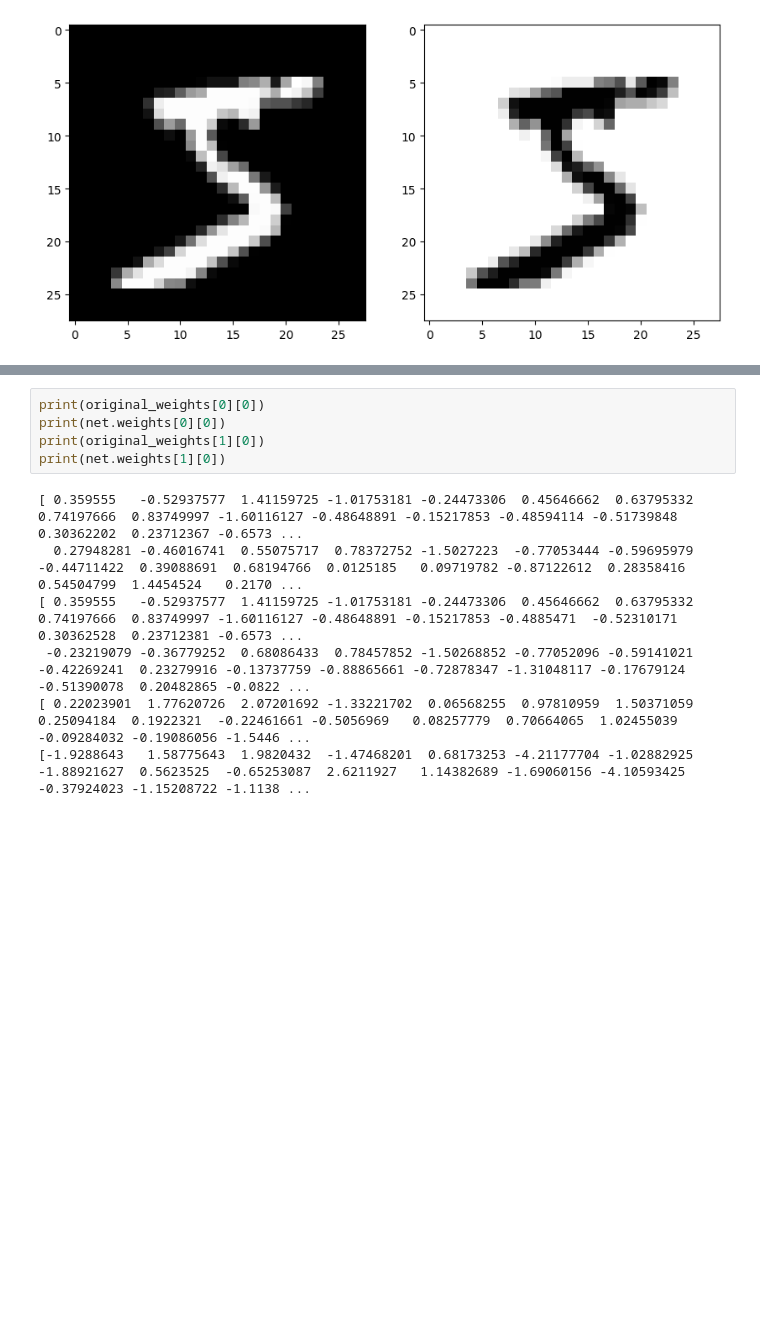
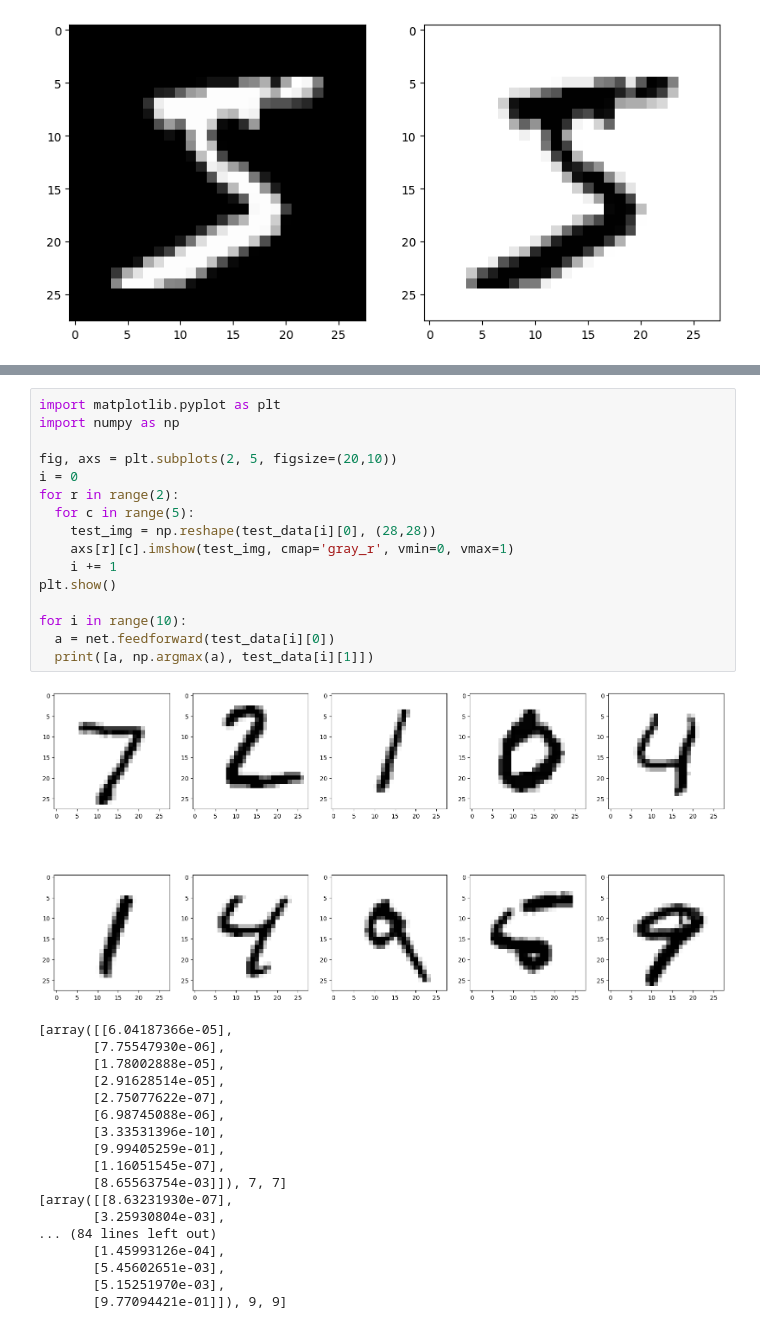
Before and after one commit to wjohnson7/WJcosc470s24, a Jupyter notebook: examplecode/matplotlib_nn_weights_and_biases.ipynb, the cells around one changed output, grey strips where cells are left out. Drawn from its saved outputs; the diff is of its cells as text; blank space fills up the shorter version.

Commit message:
updated to include a heatmap

```diff
--- a/examplecode/matplotlib_nn_weights_and_biases.ipynb
+++ b/examplecode/matplotlib_nn_weights_and_biases.ipynb
@@ -97,13 +113,36 @@ Epoch 4 : 9404 / 10000
 (30,)
-# %%
-print(original_weights[0][0])
-print(net.weights[0][0])
-print(original_weights[1][0])
-print(net.weights[1][0])
-# %% [output]
-[ 0.359555   -0.52937577  1.41159725 -1.01753181 -0.24473306  0.45646662  0.63795332  0.74197666  0.83749997 -1.60116127 -0.48648891 -0.15217853 -0.48594114 -0.51739848  0.30362202  0.23712367 -0.6573 ...
-  0.27948281 -0.46016741  0.55075717  0.78372752 -1.5027223  -0.77053444 -0.59695979 -0.44711422  0.39088691  0.68194766  0.0125185   0.09719782 -0.87122612  0.28358416  0.54504799  1.4454524   0.2170 ...
-[ 0.359555   -0.52937577  1.41159725 -1.01753181 -0.24473306  0.45646662  0.63795332  0.74197666  0.83749997 -1.60116127 -0.48648891 -0.15217853 -0.4885471  -0.52310171  0.30362528  0.23712381 -0.6573 ...
- -0.23219079 -0.36779252  0.68086433  0.78457852 -1.50268852 -0.77052096 -0.59141021 -0.42269241  0.23279916 -0.13737759 -0.88865661 -0.72878347 -1.31048117 -0.17679124 -0.51390078  0.20482865 -0.0822 ...
-[ 0.22023901  1.77620726  2.07201692 -1.33221702  0.06568255  0.97810959  1.50371059  0.25094184  0.1922321  -0.22461661 -0.5056969   0.08257779  0.70664065  1.02455039 -0.09284032 -0.19086056 -1.5446 ...
-[-1.9288643   1.58775643  1.9820432  -1.47468201  0.68173253 -4.21177704 -1.02882925 -1.88921627  0.5623525  -0.65253087  2.6211927   1.14382689 -1.69060156 -4.10593425 -0.37924023 -1.15208722 -1.1138 ...
+# %%
+import matplotlib.pyplot as plt
+import numpy as np
+
+fig, axs = plt.subplots(2, 5, figsize=(20,10))
+i = 0
+for r in range(2):
+  for c in range(5):
+    test_img = np.reshape(test_data[i][0], (28,28))
+    axs[r][c].imshow(test_img, cmap='gray_r', vmin=0, vmax=1)
+    i += 1
+plt.show()
+
+for i in range(10):
+  a = net.feedforward(test_data[i][0])
+  print([a, np.argmax(a), test_data[i][1]])
+# %% [output]
+[figure, added]
+[array([[6.04187366e-05],
+       [7.75547930e-06],
+       [1.78002888e-05],
+       [2.91628514e-05],
+       [2.75077622e-07],
+       [6.98745088e-06],
+       [3.33531396e-10],
+       [9.99405259e-01],
+       [1.16051545e-07],
+       [8.65563754e-03]]), 7, 7]
+[array([[8.63231930e-07],
+       [3.25930804e-03],
+... (84 lines left out)
+       [1.45993126e-04],
+       [5.45602651e-03],
+       [5.15251970e-03],
+       [9.77094421e-01]]), 9, 9]
```
Also changed, not shown: parts of 6 cells of this notebook.
